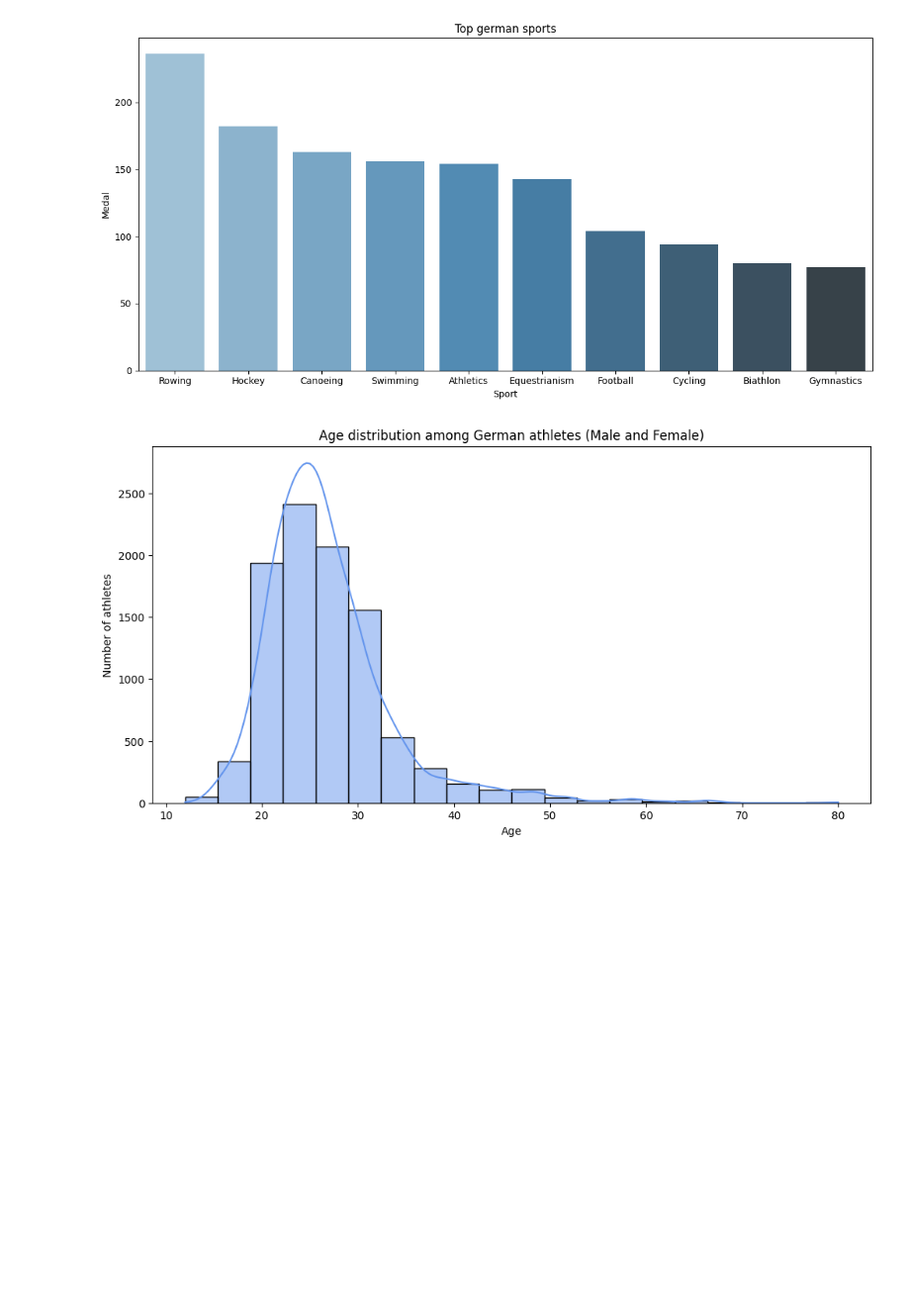
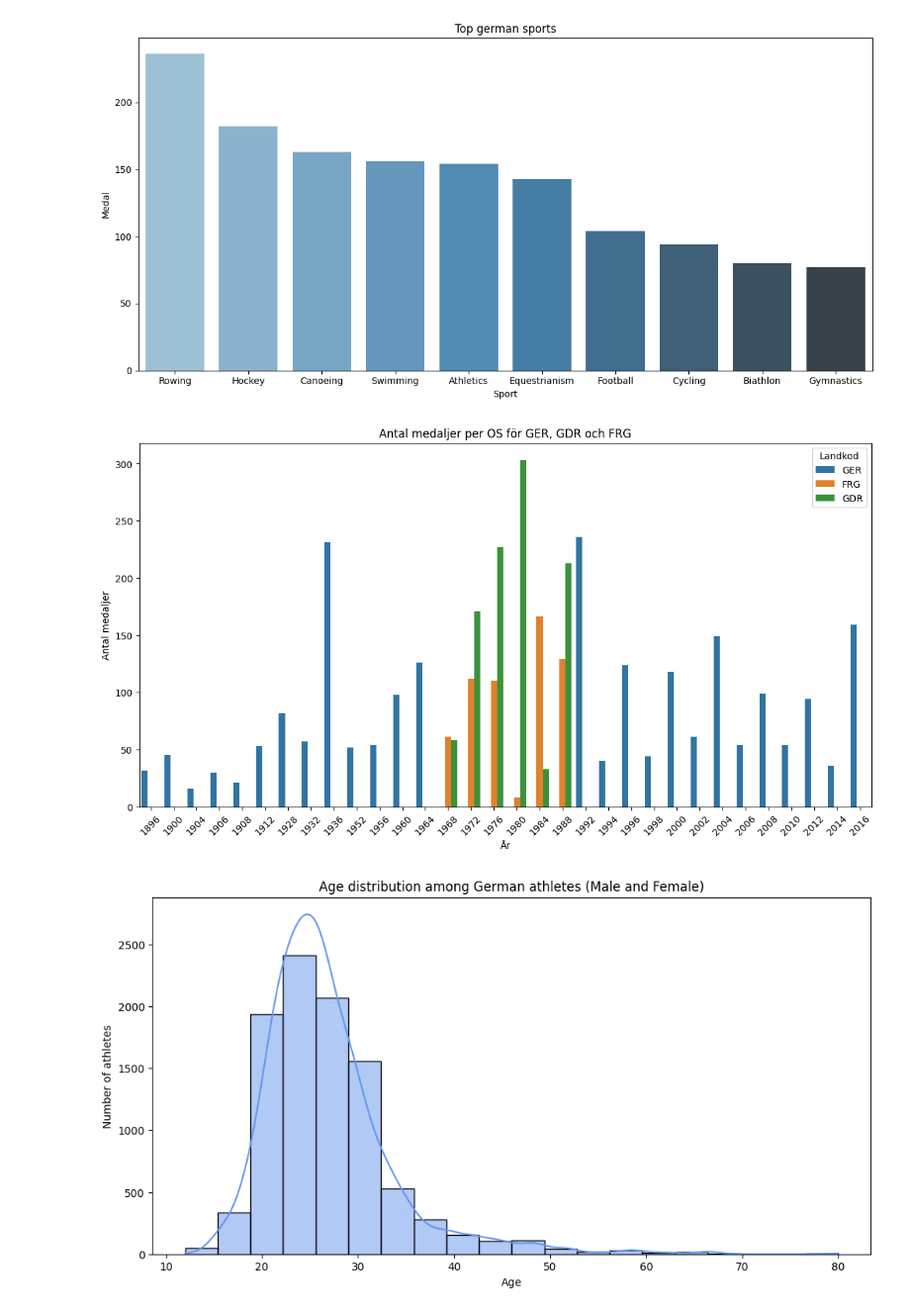
Before and after one commit to SebastianPetersson/Project_OS, a Jupyter notebook: Projekt_OS_Tyskland.ipynb, the cells around one changed output. Shown at 99% size. Saved outputs shown, nothing was run; the diff lists cells and outputs as text; code cells hidden in the pictures; blank space fills up the shorter version.

Commit message:
Uppgift för medaljer per år

```diff
--- a/Projekt_OS_Tyskland.ipynb
+++ b/Projekt_OS_Tyskland.ipynb
@@ -35,6 +35,21 @@ plt.title('Top german sports')
 plt.tight_layout()
 # %% [output]
 [figure]
+# %%
+germany_all = olympics[(olympics["NOC"].isin(["GER", "GDR", "FRG"])) & (olympics["Medal"].notna())]
+
+medals_breakdown = germany_all.groupby(["Year", "NOC"])["Medal"].count().reset_index()
+
+plt.figure(figsize = (14,7))
+sns.barplot(data=medals_breakdown, x = "Year", y = "Medal", hue = "NOC")
+plt.title("Antal medaljer per OS för GER, GDR och FRG")
+plt.ylabel("Antal medaljer")
+plt.xlabel("År")
+plt.xticks(rotation = 45)
+plt.legend(title="Landkod")
+plt.show()
+# %% [output]
+[figure, added]
 # %%
 germany_age = germany[germany['Age'].notna()]
 
```
